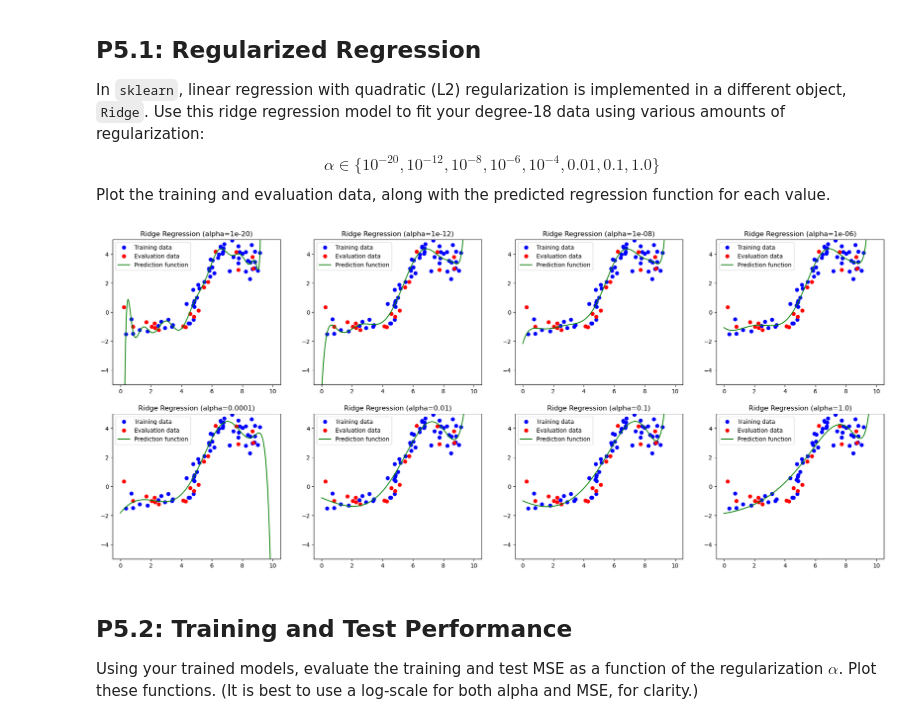
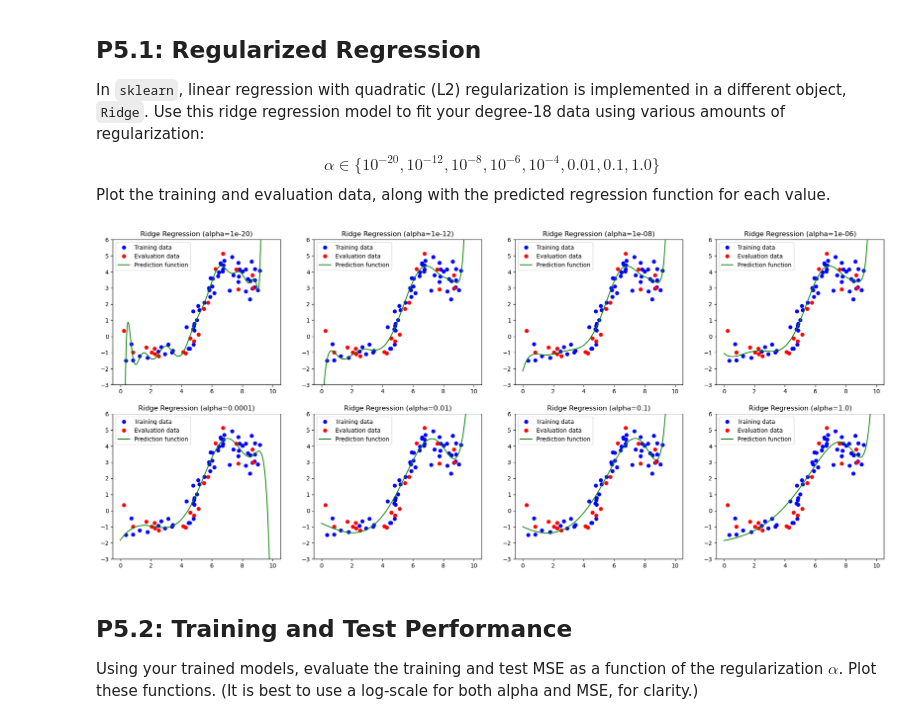
Before and after one commit to qlt315/UCI-Courses, a Jupyter notebook: CS273A/Assignments/Assignment 2/cs273-hw2.ipynb, the cells around one changed output. Drawn from its saved outputs; the diff is of its cells as text; code cells hidden in the pictures.

```diff
--- a/CS273A/Assignments/Assignment 2/cs273-hw2.ipynb
+++ b/CS273A/Assignments/Assignment 2/cs273-hw2.ipynb
@@ -271,5 +271,5 @@ yhat_spaced = lr.predict(scale.transform(x_spaced))
 If you like (and as described in the Discussion code), you can use `sklearn`'s `Pipeline` object to simplify the process of sequentially applying transformations before a predictor.
 # %%
 pipe = Pipeline( [('scale',StandardScaler()),('linreg',LinearRegression())])
-pipe.fit( ... )     # call fit on each element in the pipeline
-pipe.predict( ... ) # call transform on each element but last, then predict on the last
+pipe.fit(Xt, Yt)     # call fit on each element in the pipeline
+pipe.predict(Xe) # call transform on each element but last, then predict on the last
@@ -526,32 +531,32 @@ Plot the training and evaluation data, along with the predicted regression funct
 # %%
 alphas = [1e-20, 1e-12, 1e-8, 1e-6, 1e-4, 1e-2, 1e-1, 1.]
 learners = [ None ]*len(alphas)
 
 fig, ax = plt.subplots(2,4, figsize=(24,10))
 
 for i,alpha in enumerate(alphas):
 
     ### YOUR CODE STARTS HERE ###
     pipe = Pipeline([
         ('poly', PolynomialFeatures(degree=18, include_bias=False)),  # Polynomial feature expansion
         ('scaler', StandardScaler()),  # Standard scaling
         ('ridge', Ridge(alpha=alpha))  # Ridge regression
     ])   # define your high-dim transform, scaling, and ridge regression learner
 
     # Fit your learner and save it to your list
     learners[i] = pipe.fit(Xt, Yt)
     x_spaced = np.linspace(0, 10, 200).reshape(-1, 1)
     y_pred = learners[i].predict(x_spaced)
     axi = ax[i//4,i%4]
     axi.plot(Xt, Yt, 'bo', label='Training data')  # plot the data and your prediction function
     axi.plot(Xe, Ye, 'ro', label='Evaluation data')  # Plot evaluation data
     axi.plot(x_spaced, y_pred, 'g-', label='Prediction function')  # Plot predictions
-    axi.set_ylim([-5, 5])  # you'll want to set a consistent y-scale for comparison
+    axi.set_ylim([-3, 6])  # you'll want to set a consistent y-scale for comparison
     axi.set_title(f'Ridge Regression (alpha={alpha})')  # don't forget to label your plots
     axi.legend()  # Show legend
     ###  YOUR CODE ENDS HERE  ###
 # %% [output]
-[figure, old version]
+[figure, new version]
 # %% [markdown]
 ## P5.2: Training and Test Performance
 
```
Also changed, not shown: parts of 1 cell of this notebook, 1 other file.
